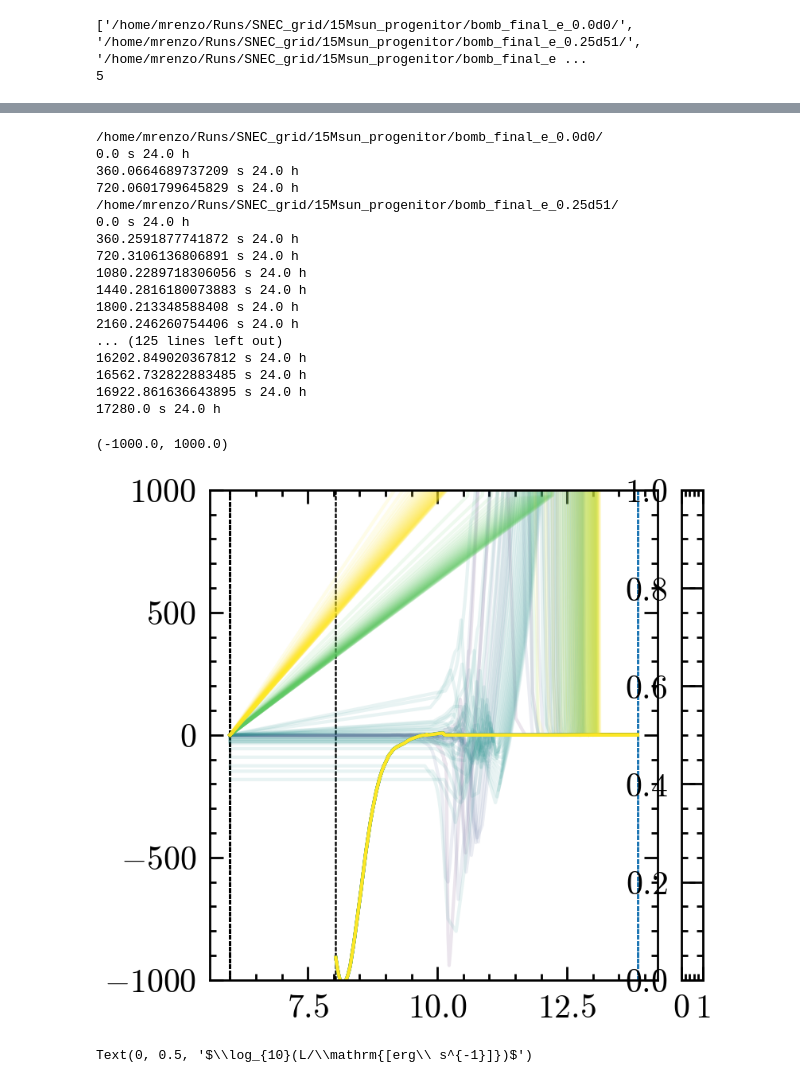
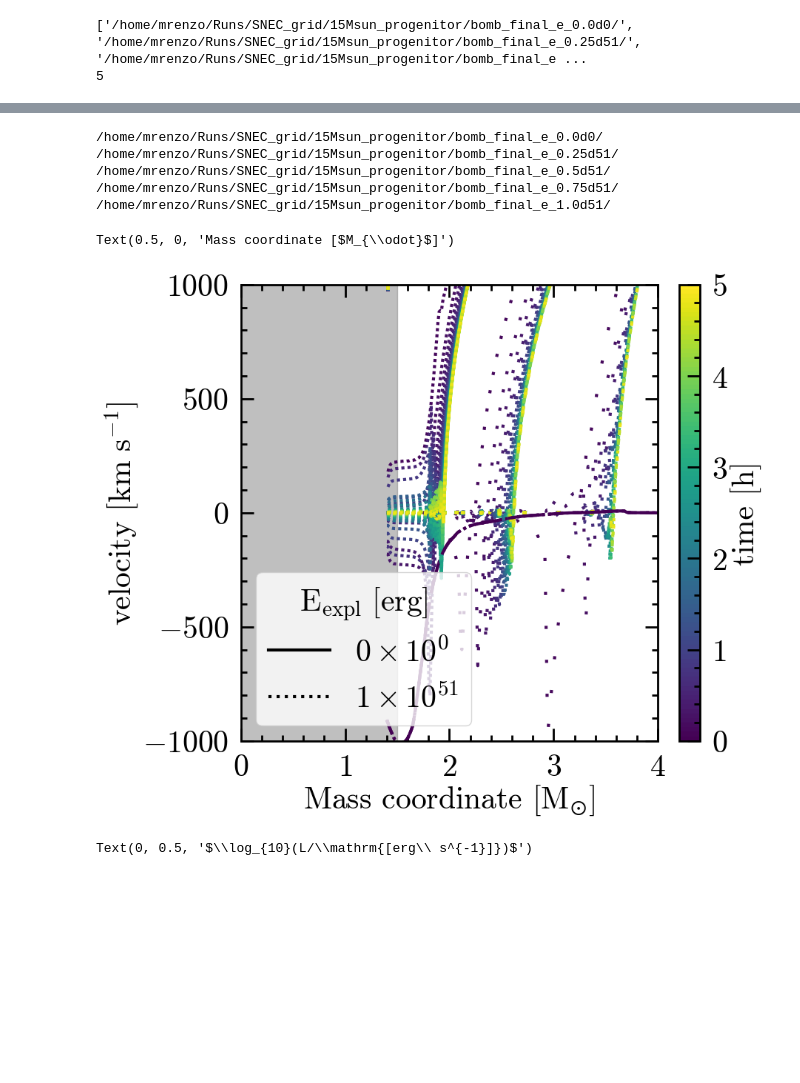
Before and after one commit to mathren/SNEC, a Jupyter notebook: scripts/SNEC_grids.ipynb, the cells around one changed output, grey strips where cells are left out. Drawn from its saved outputs; the diff is of its cells as text; code cells hidden in the pictures; blank space fills up the shorter version.

```diff
--- a/scripts/SNEC_grids.ipynb
+++ b/scripts/SNEC_grids.ipynb
@@ -15,6 +17,16 @@ from itertools import cycle
 %autoreload 2
 # %% [output]
 Hardcoded some constants
+# %%
+tmax = 5*u.h
+
+# define colormap -- to use time in hours as color value
+Ncolors = 100
+colors = plt.get_cmap('viridis', Ncolors)
+norm = mpl.colors.Normalize(vmin=0,vmax=tmax.to(u.h).value)
+
+sm = plt.cm.ScalarMappable(cmap=colors, norm=norm)
+sm.set_array([])
 # %%
 def get_energy_from_folder(folder):
     return float(folder.split("_e_")[-1].rstrip("/").replace("d", "e"))
@@ -27,8 +39,6 @@ BE = 0.64589366106874414e51 *u.erg # see Table 2 in Morozova et al. 2015
 # %% [output]
 ['/home/mrenzo/Runs/SNEC_grid/15Msun_progenitor/bomb_final_e_0.0d0/', '/home/mrenzo/Runs/SNEC_grid/15Msun_progenitor/bomb_final_e_0.25d51/', '/home/mrenzo/Runs/SNEC_grid/15Msun_progenitor/bomb_final_e ...
 5
-# %%
-tmax = 24*u.h
 # %%
 fig = plt.figure()
 gs = gridspec.GridSpec(100, 110)
@@ -74,39 +104,53 @@ Text(0, 0.5, 'radius [cm]')
 # %%
 fig = plt.figure()
 gs = gridspec.GridSpec(100, 110)
 ax = fig.add_subplot(gs[:, :100])
 cax = fig.add_subplot(gs[:, 105:])
 
-for j, m in enumerate(models):
+ls = linestyles = [
+    (0, (1, 10)),
+    (0, (1, 5)),
+    (0, (1, 1)),
+
+    (5, (10, 3)),
+    (0, (5, 10)),] # to distinguish models
+plt.colorbar(sm, cax=cax, # ticks=np.linspace(0,2,N),
+             # boundaries=np.arange(-0.05,2.1,.1)
+             )
+cax.set_ylabel(r"time [h]")
+
+
+for j, m in enumerate(models): # [models[0], models[-1]]):
     print(m)
-    # try:
     times = get_times(m+'Data/mass.xg')
     for i, t in enumerate(times):
-        # print(t, tmax)
-        if t.to(u.d) >= tmax.to(u.d): break
-        plot_v_radius_time(t, m+'/Data/vel.xg', m+'/Data/mass.xg', ax=ax, c=colors[j], alpha=max(0.1,1-min(0.9, t.value/tmax.value)))
+        # if t.to(u.d) >= tmax.to(u.d): break
+        mm, v, p = plot_vel_radius_at_time_t(t, m+'/Data/vel.xg', ax=ax,
+                                             # vmin = min(times[:10].to(u.h).value),
+                                             # vmax = max(times[:10].to(u.h).value),
+                                             c=colors(norm(t.to(u.h).value)),
+                                             ls=ls[j], scatter=False
+                                             )
 
+
+ax.plot(np.nan, np.nan, c='k', ls='-', label=f"{sci_to_latex(get_energy_from_folder(models[0]))}")
+ax.plot(np.nan, np.nan, c='k', ls=':', label=f"{sci_to_latex(get_energy_from_folder(models[-1]))}")
+
+cax.set_ylabel(r"time [h]")
+ax.set_xlim(0,4)
+ax.axvspan(xmin=0, xmax=xmin+bomb_spread.to(u.Msun).value, alpha=0.5, color="#808080")
+ax.legend(title=r"$E_{\rm expl} \ [\mathrm{erg}]$", frameon=True)
 ax.set_ylim(-1000, 1000)
+ax.set_ylabel(r"velocity [$\mathrm{km\ s^{-1}}$]")
+ax.set_xlabel(r"Mass coordinate [$M_{\odot}$]")
 # %% [output]
 /home/mrenzo/Runs/SNEC_grid/15Msun_progenitor/bomb_final_e_0.0d0/
-0.0 s 24.0 h
-360.0664689737209 s 24.0 h
-720.0601799645829 s 24.0 h
 /home/mrenzo/Runs/SNEC_grid/15Msun_progenitor/bomb_final_e_0.25d51/
-0.0 s 24.0 h
-360.2591877741872 s 24.0 h
-720.3106136806891 s 24.0 h
-1080.2289718306056 s 24.0 h
-1440.2816180073883 s 24.0 h
-1800.213348588408 s 24.0 h
-2160.246260754406 s 24.0 h
-... (125 lines left out)
-16202.849020367812 s 24.0 h
-16562.732822883485 s 24.0 h
-16922.861636643895 s 24.0 h
-17280.0 s 24.0 h
+/home/mrenzo/Runs/SNEC_grid/15Msun_progenitor/bomb_final_e_0.5d51/
+/home/mrenzo/Runs/SNEC_grid/15Msun_progenitor/bomb_final_e_0.75d51/
+/home/mrenzo/Runs/SNEC_grid/15Msun_progenitor/bomb_final_e_1.0d51/
-(-1000.0, 1000.0)
+Text(0.5, 0, 'Mass coordinate [$M_{\\odot}$]')
-[figure, old version]
+[figure, new version]
 # %%
 fig = plt.figure(figsize=(15,20))
 gs = gridspec.GridSpec(9, 210)  # 16 rows, 2 cols of plots + colorbar
```
Also changed, not shown: parts of 3 cells of this notebook, 6 other files.
